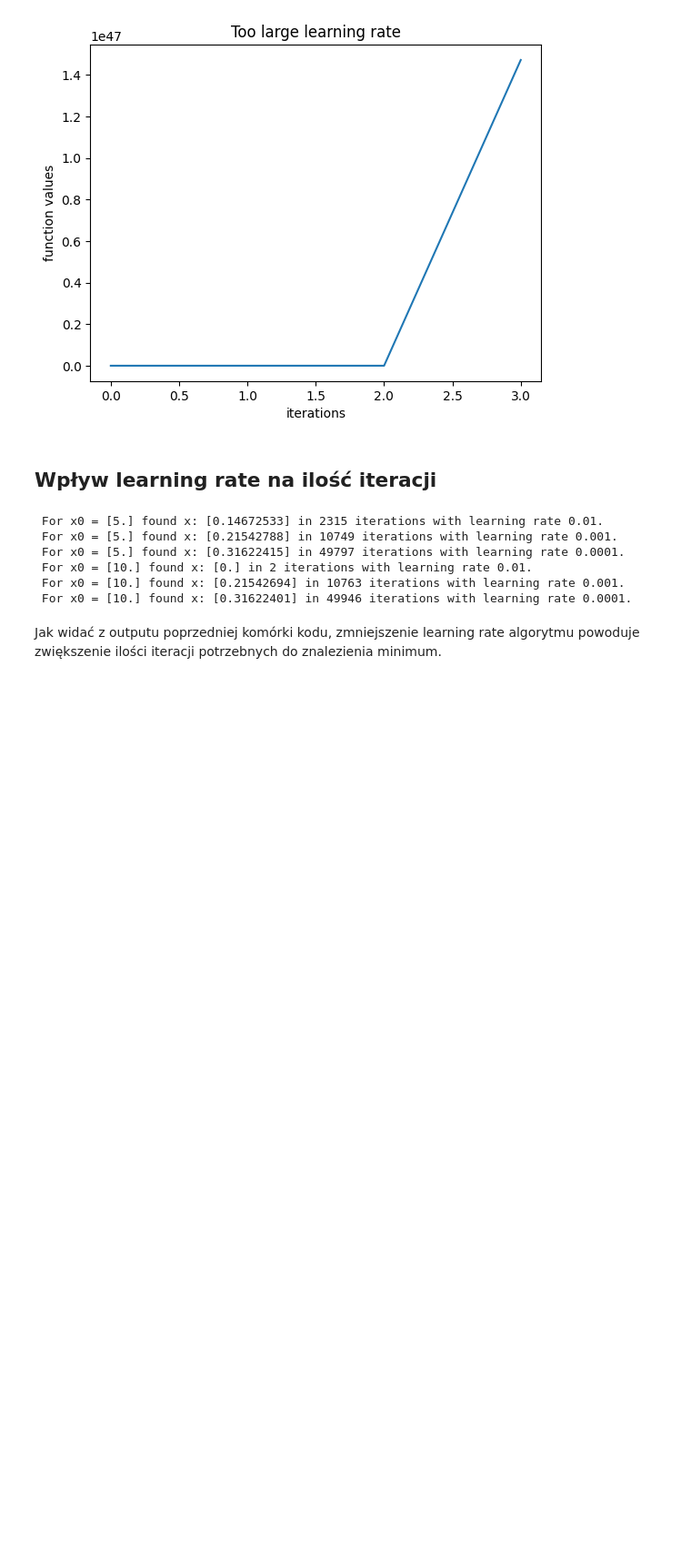
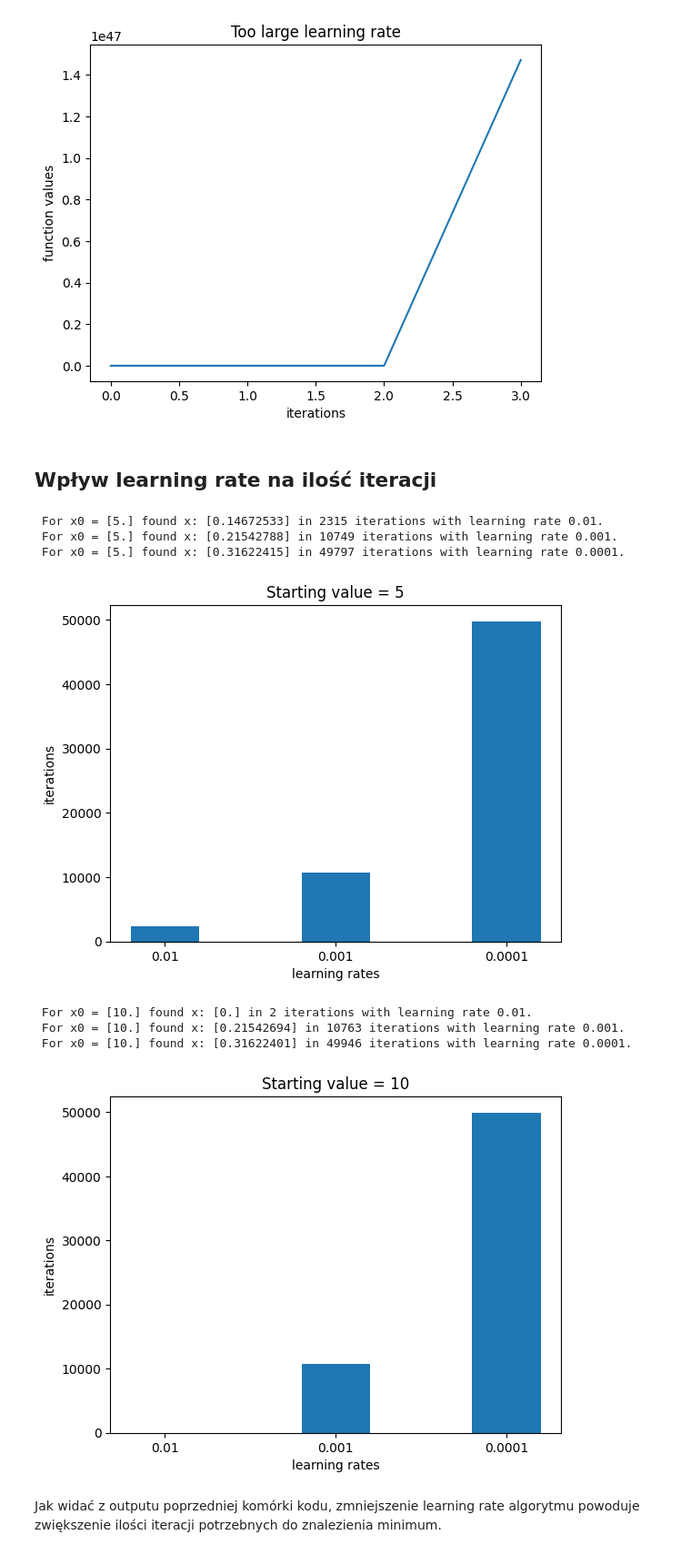
Before and after one commit to pekoraptor/intro-to-ai, a Jupyter notebook: lab01/report.ipynb, the cells around one changed output. Shown at 91% size. Saved outputs shown, nothing was run; the diff lists cells and outputs as text; code cells hidden in the pictures; blank space fills up the shorter version.

```diff
--- a/lab01/report.ipynb
+++ b/lab01/report.ipynb
@@ -23,9 +21,13 @@ import random
 ## Działanie algorytmu dla funkcji f(x)
 # %%
 s = MySolver(0.01) # initialize MySolver object with learning rate of 0.01
+results = []
 
 for i in range(5):
     x = np.array([random.randrange(-10, 10)], dtype = np.float64)
     output = s.solve(f, fGradient, x, finalStep=1e-10)  # run solve() to find the minimum of f(x)
+    results.append(output[0])
     print(f'{i + 1}. For x0 = {x} found x: {output[0]}')
+
+print(f'\nAVERAGE: {np.average(results)}\nSTANDARD DEVIATION: {np.std(results)}')
 # %% [output]
@@ -83,19 +88,29 @@ plt.show()
 ## Wpływ learning rate na ilość iteracji
 # %%
 s = MySolver(0.01)
+rates = [0.01, 0.001, 0.0001]
+
 for xValue in [5, 10]:
-    for rate in [0.01, 0.001, 0.0001]:
+    iterations = []
+    for rate in rates:
         s.learningRate = rate
         x = np.array([xValue], dtype=np.float64)
         output = s.solve(f, fGradient, x, finalStep=1e-7)
+        iterations.append(output[1])
         print(f' For x0 = {x} found x: {output[0]} in {output[1]} iterations with learning rate {rate}.')
+
+    print('\n')
+    barChart(rates, iterations, f'Starting value = {xValue}', 'iterations', 'learning rates')
+    plt.show()
 # %% [output]
  For x0 = [5.] found x: [0.14672533] in 2315 iterations with learning rate 0.01.
  For x0 = [5.] found x: [0.21542788] in 10749 iterations with learning rate 0.001.
  For x0 = [5.] found x: [0.31622415] in 49797 iterations with learning rate 0.0001.
- For x0 = [10.] found x: [0.] in 2 iterations with learning rate 0.01.
- For x0 = [10.] found x: [0.21542694] in 10763 iterations with learning rate 0.001.
- For x0 = [10.] found x: [0.31622401] in 49946 iterations with learning rate 0.0001.
+[figure, added]
+ For x0 = [10.] found x: [0.] in 2 iterations with learning rate 0.01.
+ For x0 = [10.] found x: [0.21542694] in 10763 iterations with learning rate 0.001.
+ For x0 = [10.] found x: [0.31622401] in 49946 iterations with learning rate 0.0001.
+[figure, added]
 # %% [markdown]
 Jak widać z outputu poprzedniej komórki kodu, zmniejszenie learning rate algorytmu powoduje zwiększenie ilości iteracji potrzebnych do znalezienia minimum.
 # %% [markdown]
```
Also changed, not shown: parts of 4 cells of this notebook, 1 other file.
